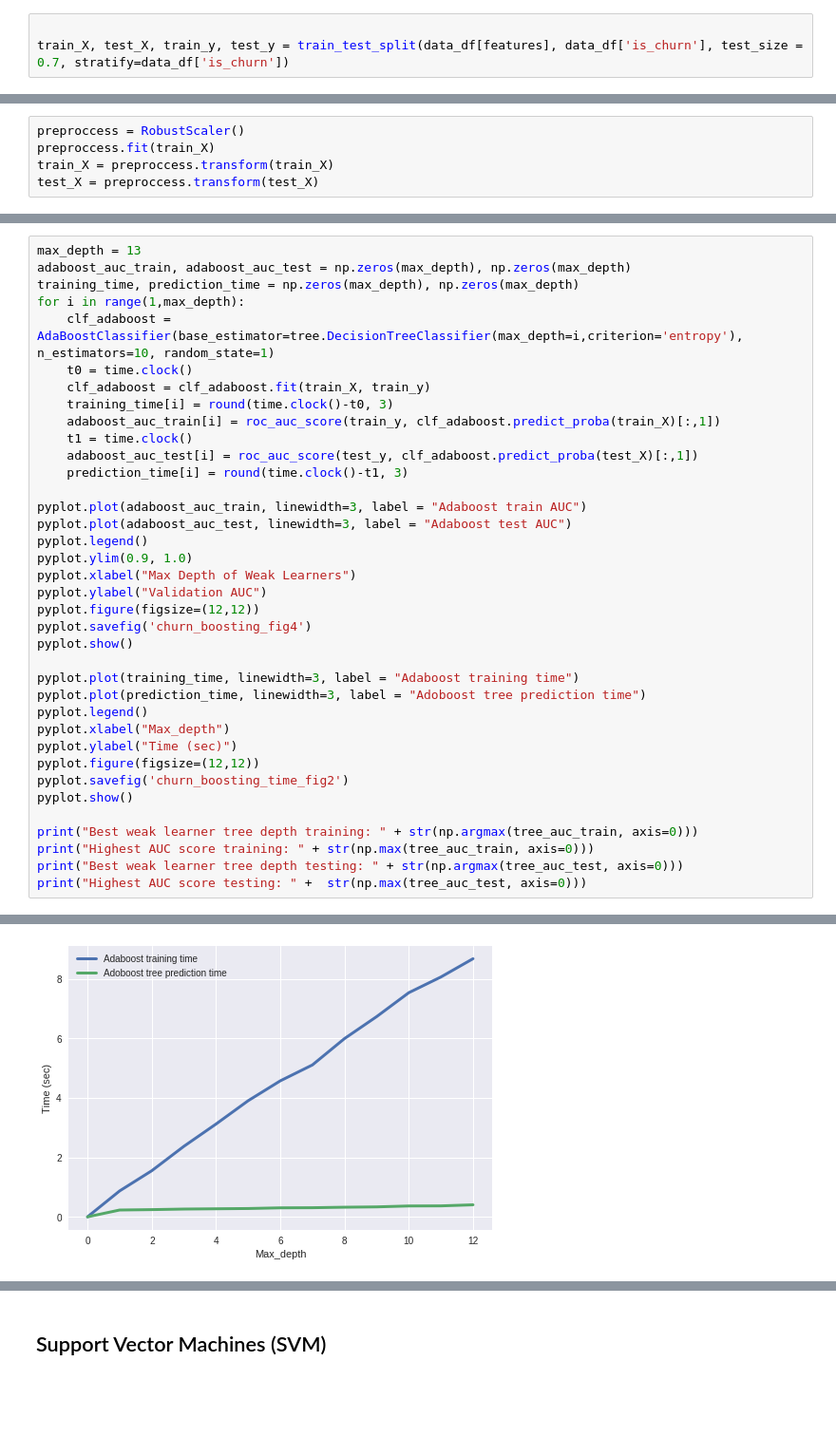
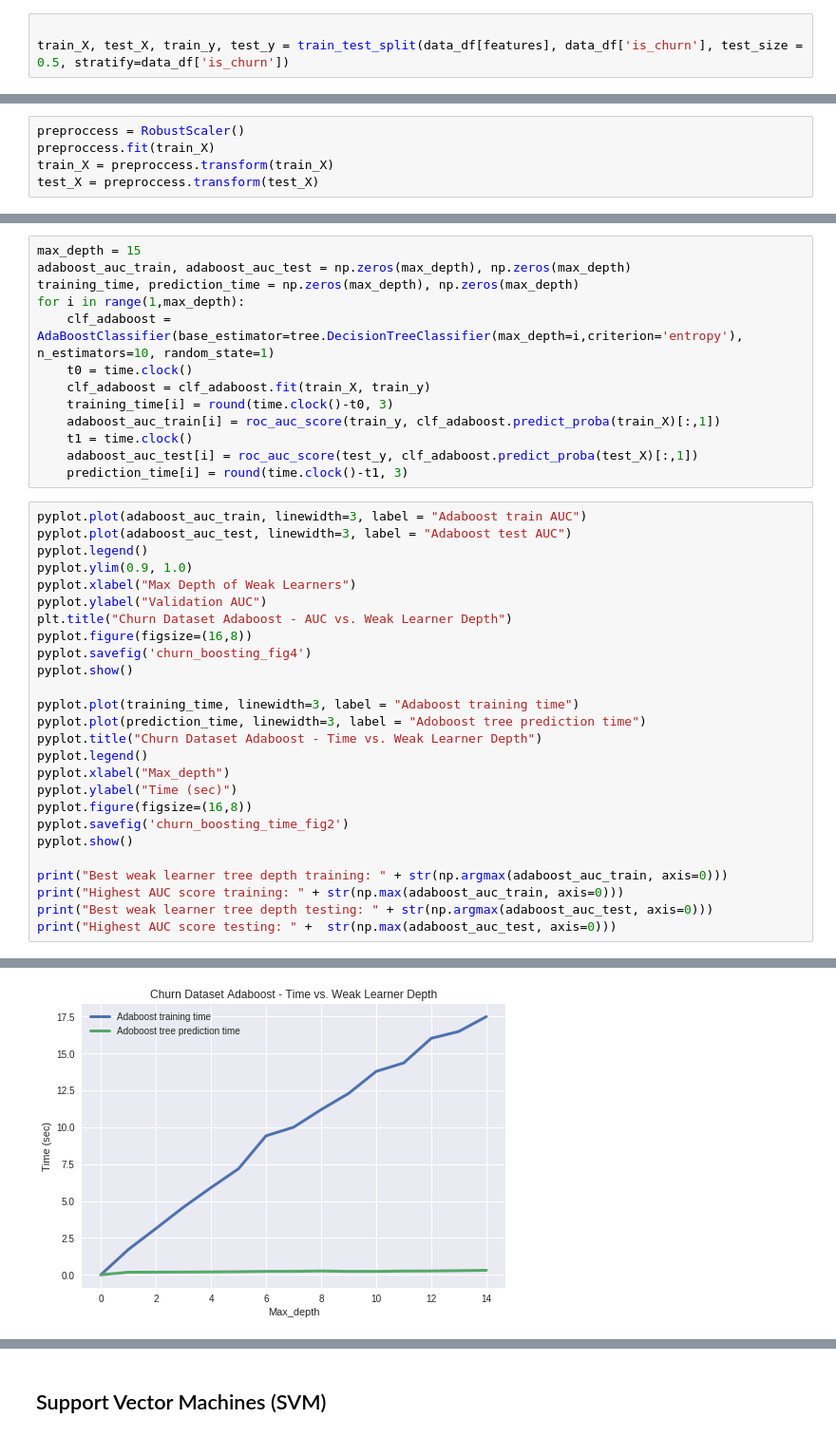
Before and after one commit to mo-messidi/Customer-Churn-Prediction-For-a-Music-Subscription-Service, a Jupyter notebook: Customer_Churn_Prediction_For_a_Music_Subscription_Service_(KKBOX).ipynb, the cells around one changed output, grey strips where cells are left out. Shown at 95% size. Drawn from its saved outputs; the diff is of its cells as text; blank space fills up the shorter version.

```diff
--- a/Customer_Churn_Prediction_For_a_Music_Subscription_Service_(KKBOX).ipynb
+++ b/Customer_Churn_Prediction_For_a_Music_Subscription_Service_(KKBOX).ipynb
@@ -154,7 +118,7 @@ Observations:
 50% training, 50% testing
 # %%
 
-train_X, test_X, train_y, test_y = train_test_split(data_df[features], data_df['is_churn'], test_size = 0.7, stratify=data_df['is_churn'])
+train_X, test_X, train_y, test_y = train_test_split(data_df[features], data_df['is_churn'], test_size = 0.5, stratify=data_df['is_churn'])
 # %% [markdown]
 ## Preproccessing (Normalization)
 # %%
@@ -314,38 +307,40 @@ The figure shows the AUC estimate of the adaboosting models with various numbers
+# %%
+max_depth = 15
+adaboost_auc_train, adaboost_auc_test = np.zeros(max_depth), np.zeros(max_depth)
+training_time, prediction_time = np.zeros(max_depth), np.zeros(max_depth)
+for i in range(1,max_depth):
+    clf_adaboost = AdaBoostClassifier(base_estimator=tree.DecisionTreeClassifier(max_depth=i,criterion='entropy'), n_estimators=10, random_state=1)
+    t0 = time.clock()
+    clf_adaboost = clf_adaboost.fit(train_X, train_y)
+    training_time[i] = round(time.clock()-t0, 3)
+    adaboost_auc_train[i] = roc_auc_score(train_y, clf_adaboost.predict_proba(train_X)[:,1])
+    t1 = time.clock()
+    adaboost_auc_test[i] = roc_auc_score(test_y, clf_adaboost.predict_proba(test_X)[:,1])
+    prediction_time[i] = round(time.clock()-t1, 3)
 # %%
-max_depth = 13
-adaboost_auc_train, adaboost_auc_test = np.zeros(max_depth), np.zeros(max_depth)
-training_time, prediction_time = np.zeros(max_depth), np.zeros(max_depth)
-for i in range(1,max_depth):
-    clf_adaboost = AdaBoostClassifier(base_estimator=tree.DecisionTreeClassifier(max_depth=i,criterion='entropy'), n_estimators=10, random_state=1)
-    t0 = time.clock()
-    clf_adaboost = clf_adaboost.fit(train_X, train_y)
-    training_time[i] = round(time.clock()-t0, 3)
-    adaboost_auc_train[i] = roc_auc_score(train_y, clf_adaboost.predict_proba(train_X)[:,1])
-    t1 = time.clock()
-    adaboost_auc_test[i] = roc_auc_score(test_y, clf_adaboost.predict_proba(test_X)[:,1])
-    prediction_time[i] = round(time.clock()-t1, 3)
-
 pyplot.plot(adaboost_auc_train, linewidth=3, label = "Adaboost train AUC")
 pyplot.plot(adaboost_auc_test, linewidth=3, label = "Adaboost test AUC")
 pyplot.legend()
 pyplot.ylim(0.9, 1.0)
 pyplot.xlabel("Max Depth of Weak Learners")
 pyplot.ylabel("Validation AUC")
-pyplot.figure(figsize=(12,12))
+plt.title("Churn Dataset Adaboost - AUC vs. Weak Learner Depth")
+pyplot.figure(figsize=(16,8))
 pyplot.savefig('churn_boosting_fig4')
 pyplot.show()
 
 pyplot.plot(training_time, linewidth=3, label = "Adaboost training time")
 pyplot.plot(prediction_time, linewidth=3, label = "Adoboost tree prediction time")
+pyplot.title("Churn Dataset Adaboost - Time vs. Weak Learner Depth")
 pyplot.legend()
 pyplot.xlabel("Max_depth")
 pyplot.ylabel("Time (sec)")
-pyplot.figure(figsize=(12,12))
+pyplot.figure(figsize=(16,8))
 pyplot.savefig('churn_boosting_time_fig2')
 pyplot.show()
 
-print("Best weak learner tree depth training: " + str(np.argmax(tree_auc_train, axis=0)))
-print("Highest AUC score training: " + str(np.max(tree_auc_train, axis=0)))
-print("Best weak learner tree depth testing: " + str(np.argmax(tree_auc_test, axis=0)))
-print("Highest AUC score testing: " +  str(np.max(tree_auc_test, axis=0)))
+print("Best weak learner tree depth training: " + str(np.argmax(adaboost_auc_train, axis=0)))
+print("Highest AUC score training: " + str(np.max(adaboost_auc_train, axis=0)))
+print("Best weak learner tree depth testing: " + str(np.argmax(adaboost_auc_test, axis=0)))
+print("Highest AUC score testing: " +  str(np.max(adaboost_auc_test, axis=0)))
 # %% [output]
@@ -354 +349 @@ print("Highest AUC score testing: " +  str(np.max(tree_auc_test, axis=0)))
-[figure, old version]
+[figure, new version]
```
Also changed, not shown: parts of 33 cells of this notebook.
